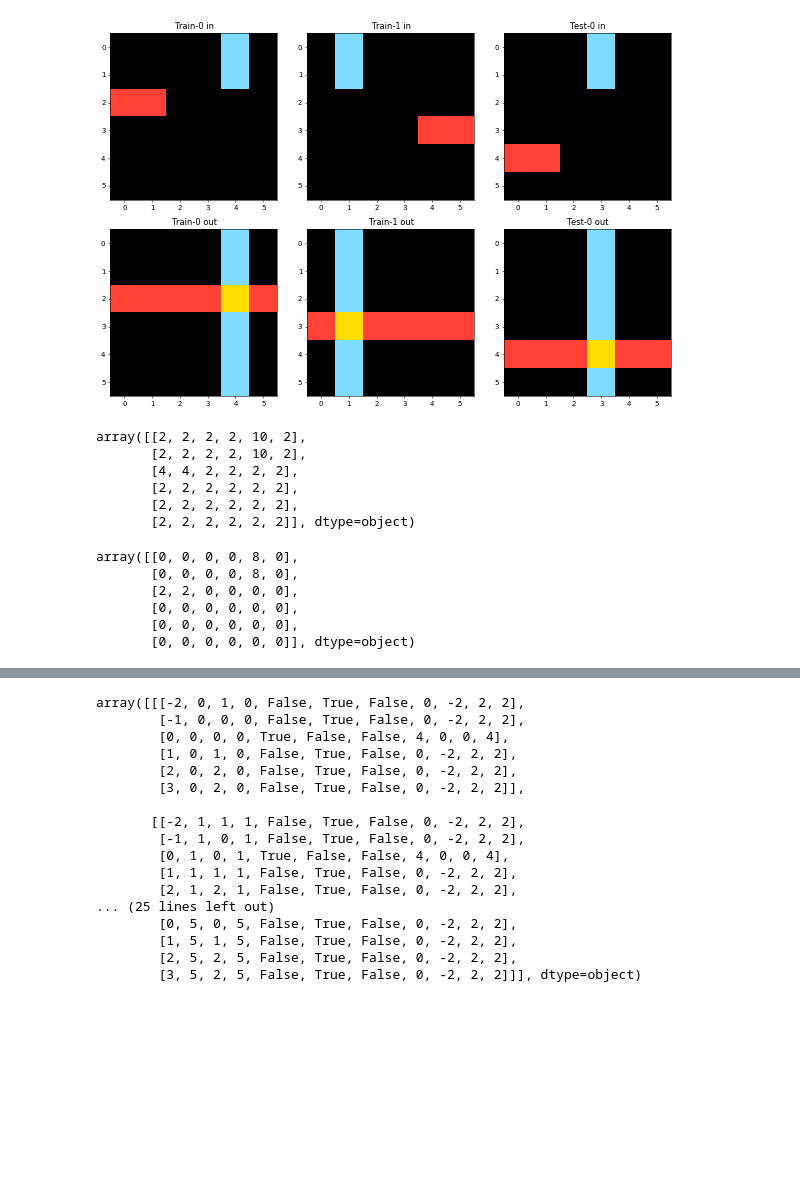
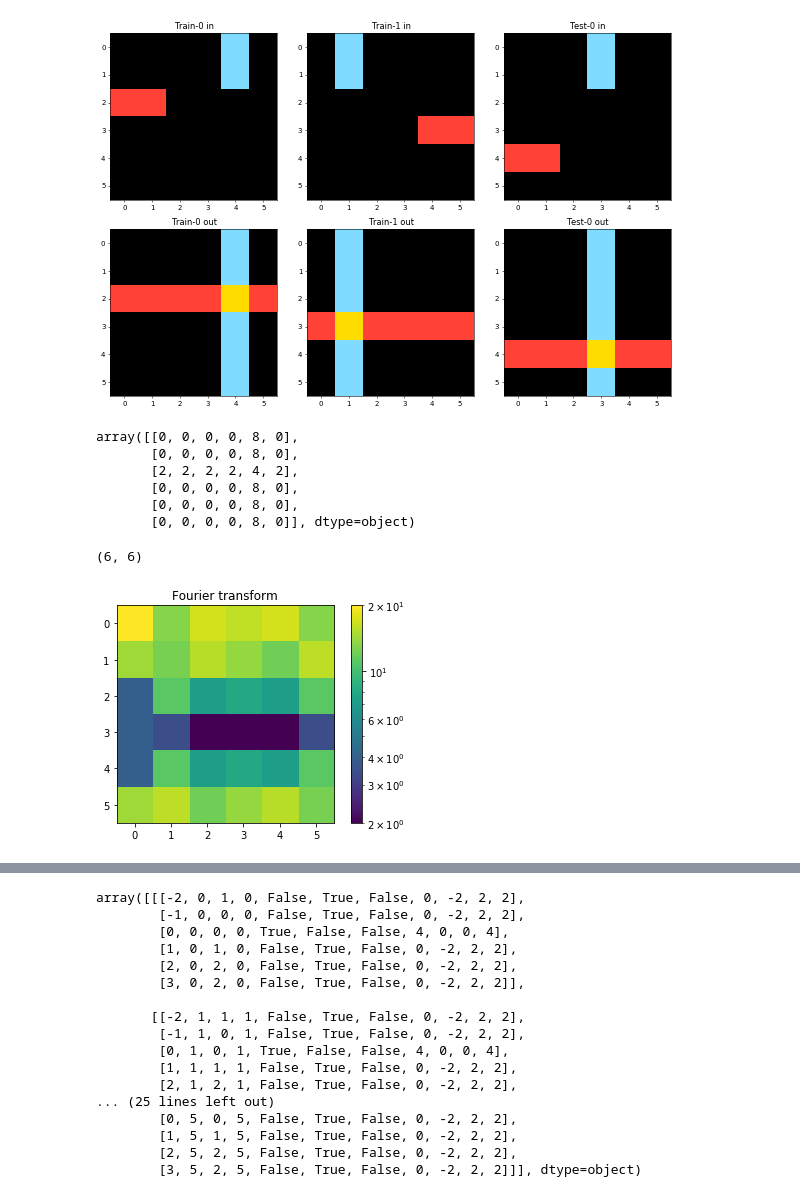
Before and after one commit to danielcieslinski/Abstractor, a Jupyter notebook: src/explore.ipynb, the cells around one changed output, grey strips where cells are left out. Drawn from its saved outputs; the diff is of its cells as text; code cells hidden in the pictures; blank space fills up the shorter version.

```diff
--- a/src/explore.ipynb
+++ b/src/explore.ipynb
@@ -23,21 +23,31 @@ Number of train examples 2
 [figure]
 # %%
 IM = t.train[0].input
+OM = t.train[0].output
-# %%
-IM + 2
-# %% [output]
-array([[2, 2, 2, 2, 10, 2],
-       [2, 2, 2, 2, 10, 2],
-       [4, 4, 2, 2, 2, 2],
-       [2, 2, 2, 2, 2, 2],
-       [2, 2, 2, 2, 2, 2],
-       [2, 2, 2, 2, 2, 2]], dtype=object)
 # %%
-IM.m
+OM.m
 # %% [output]
 array([[0, 0, 0, 0, 8, 0],
        [0, 0, 0, 0, 8, 0],
-       [2, 2, 0, 0, 0, 0],
-       [0, 0, 0, 0, 0, 0],
-       [0, 0, 0, 0, 0, 0],
-       [0, 0, 0, 0, 0, 0]], dtype=object)
+       [2, 2, 2, 2, 4, 2],
+       [0, 0, 0, 0, 8, 0],
+       [0, 0, 0, 0, 8, 0],
+       [0, 0, 0, 0, 8, 0]], dtype=object)
+# %%
+from scipy import fftpack
+im_fft1 = fftpack.fft2(IM.m)
+im_fft2 = fftpack.fft2(OM.m)
+# im_fft
+def plot_spectrum(im_fft):
+    from matplotlib.colors import LogNorm
+    # A logarithmic colormap
+    plt.imshow(np.abs(im_fft), norm=LogNorm(vmin=2))
+    plt.colorbar()
+
+plt.figure()
+plot_spectrum(im_fft)
+plt.title('Fourier transform')
+im_fft.shape
+# %% [output]
+(6, 6)
+[figure, added]
```
Also changed, not shown: parts of 20 cells of this notebook, 2 other files.
